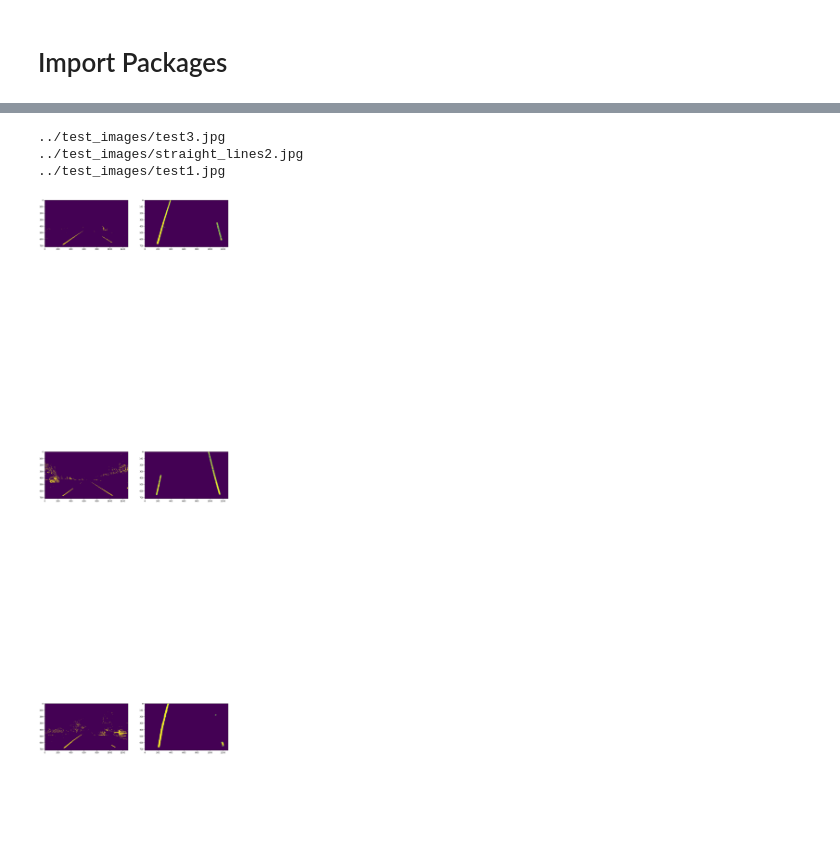
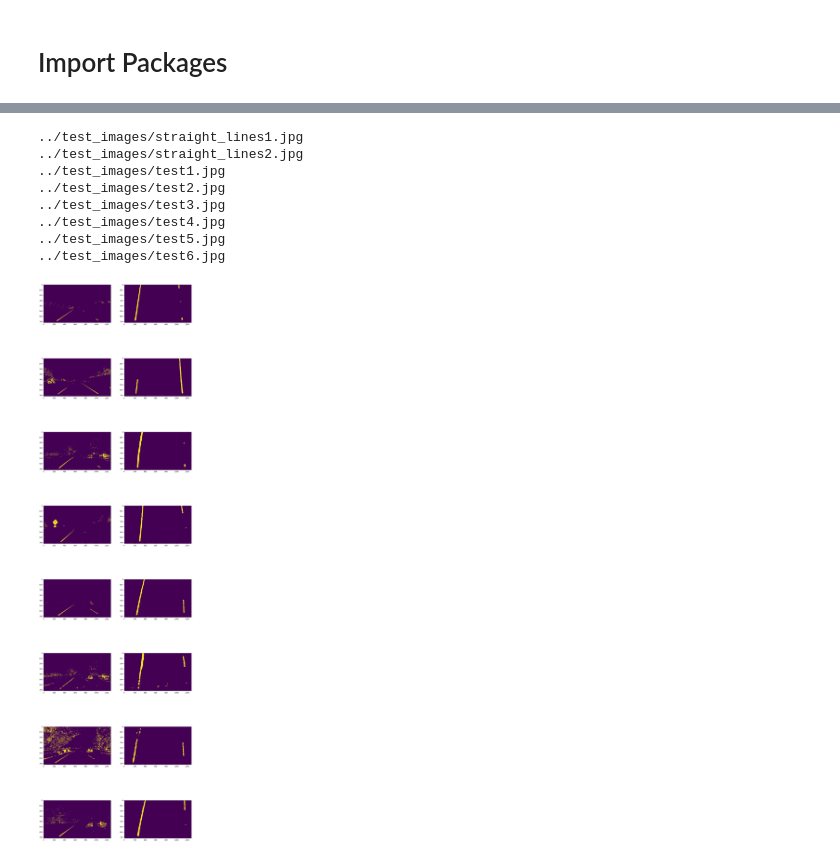
Before and after one commit to neko-suki/CarND-Advanced-Lane-Lines, a Jupyter notebook: work/work.ipynb, the cells around one changed output, grey strips where cells are left out. Drawn from its saved outputs; the diff is of its cells as text; code cells hidden in the pictures; blank space fills up the shorter version.

```diff
--- a/work/work.ipynb
+++ b/work/work.ipynb
@@ -11,6 +11,13 @@ import glob
 %matplotlib inline
 # %%
 images = glob.glob('../test_images/*.jpg')
-images = images[0:3]
+images.sort()
+#images = images[0:3]
 print(images)
+
+
+def save_binary_image(binary):
+    save_img = binary.copy()
+    save_img[save_img == 1] = 255
+    return save_img
 # %% [output]
@@ -56,9 +63,6 @@ def make_binary_image(img):
 
     return s_binary
 
-def save_binary_image(binary):
-    binary[binary == 1]  =255
-    return binary
 
 binary_images = []
 plt.figure(figsize=(16, 64),dpi=80)
@@ -86,32 +95,43 @@ for i, path in enumerate(images):
 # %%
 
 def make_perspective_image(img):
     # ld, lu, ru, rd
-    src = np.float32([[100, 700],  [400, 500], [880, 500], [1180, 700]])
-    dst = np.float32([[0, 700],  [  0,   0], [1280,  0], [1280, 700]])
+    #src = np.float32([[0, 720],  [580, 450], [700, 450], [1280, 720]])
+    #dst = np.float32([[0, 720],  [  50,   0], [1230,  0], [1280, 720]])
+    src = np.float32([[0, 720],  [440, 500], [840, 500], [1280, 720]])
+    dst = np.float32([[0, 720],  [  50,   0], [1280,  0], [1280, 720]])
+
     M = cv2.getPerspectiveTransform(src, dst)
     warped = cv2.warpPerspective(img, M, (1280, 720))
     return warped
+
+warped_images = []
 
 plt.figure(figsize=(16, 64),dpi=80)
 for i, path in enumerate(images):
     output_dir = "../output_images/perspective_images"
     prefix = "".join(path.split("/")[:-2])
     fname = path.split("/")[-1]
     img = binary_images[i]
 
     result_img = make_perspective_image(img)
-    binary_images.append(result_img)
+    warped_images.append(result_img)
 
-    cv2.imwrite("{}/{}".format(output_dir, fname), result_img)
+
+    cv2.imwrite("{}/{}".format(output_dir, fname), save_binary_image(result_img))
     print(path)
 
     plt.subplot(len(images), 2, 2*i+ 1)
     plt.imshow(img)
     plt.subplot(len(images), 2, 2*i+2)
     plt.imshow(result_img)
 # %% [output]
-../test_images/test3.jpg
+../test_images/straight_lines1.jpg
 ../test_images/straight_lines2.jpg
 ../test_images/test1.jpg
+../test_images/test2.jpg
+../test_images/test3.jpg
+../test_images/test4.jpg
+../test_images/test5.jpg
+../test_images/test6.jpg
-[figure, old version]
+[figure, new version]
```
Also changed, not shown: parts of 3 cells of this notebook.
